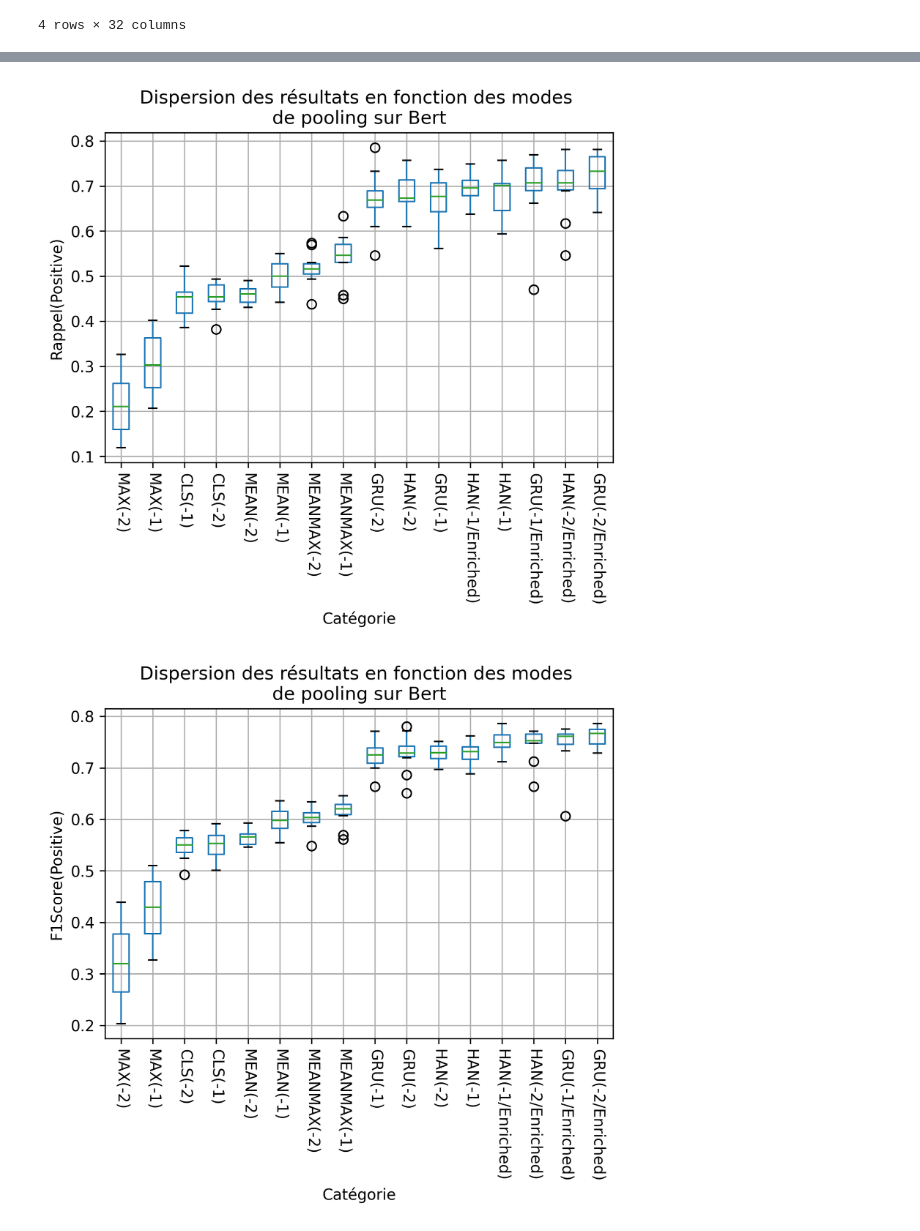
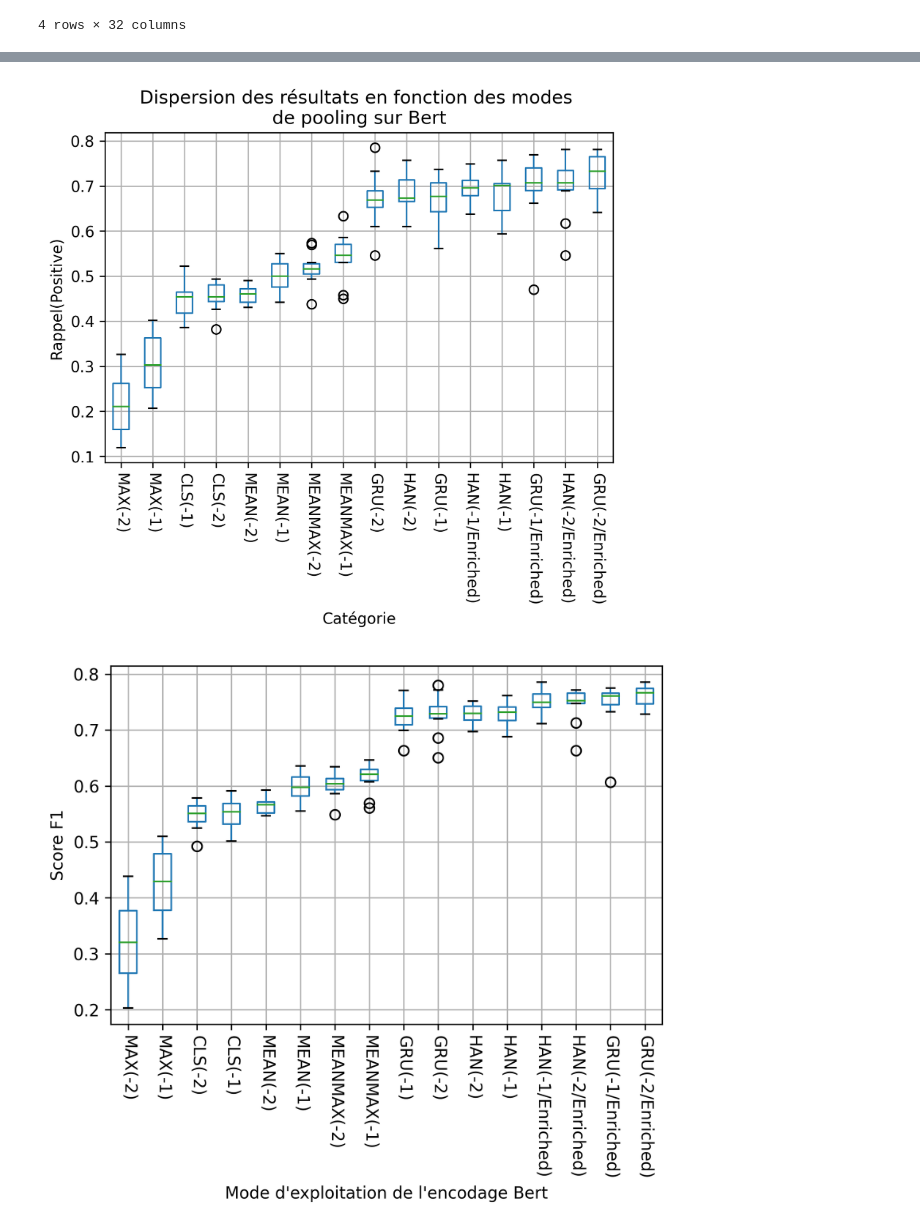
Before and after one commit to lascivaroma/seligator, a Jupyter notebook: 07a - Evaluate results or Bert as a single Input.ipynb, the cells around one changed output, grey strips where cells are left out. Cells and saved outputs as stored; diff of their text form; code cells hidden in the pictures.

Commit message:
Cleaning and more graphs

```diff
--- a/06 - Read Bert Experiment Results.ipynb
+++ b/07a - Evaluate results or Bert as a single Input.ipynb
@@ -70,7 +70,7 @@ df[["bert_layer", "bert_mode", "bert_trainable", "linear_enriched", "fscore-posi
 
 import matplotlib.pyplot as plt
 
-def boxplot_sorted(df, by, column, rot=0, ax=None):
+def boxplot_sorted(df, by, column, rot=0, ax=None, draw=True):
     # use dict comprehension to create new dataframe from the iterable groupby object
     # each group name becomes a column in the new dataframe
     df2 = pd.DataFrame({col:vals[column] for col, vals in df.groupby(by)})
@@ -78,38 +78,41 @@ def boxplot_sorted(df, by, column, rot=0, ax=None):
     meds = df2.median().sort_values()
     # use the columns in the dataframe, ordered sorted by median value
     # return axes so changes can be made outside the function
-    return df2[meds.index].boxplot(rot=rot, return_type="axes", ax=axes)
+    if draw:
+        return df2[meds.index].boxplot(rot=rot, return_type="axes", ax=axes)
+    else:
+        return df2[meds.index]
 
 fig = plt.figure(dpi=300)
 axes = fig.gca()
 axes = boxplot_sorted(df=df[df["bert_trainable"] != "True"], by="label", column="precision-positive", ax=axes)
 plt.xlabel('Catégorie')
 plt.ylabel('Précision(Positive)')
 plt.title('Dispersion des résultats en fonction des modes \nde pooling sur Bert')
 plt.suptitle('')
 plt.xticks(rotation=-90)
 plt.show()
 
 fig = plt.figure(dpi=300)
 axes = fig.gca()
 axes = boxplot_sorted(df=df[df["bert_trainable"] != "True"], by="label", column="recall-positive", ax=axes)
 plt.xlabel('Catégorie')
 plt.ylabel('Rappel(Positive)')
 plt.title('Dispersion des résultats en fonction des modes \nde pooling sur Bert')
 plt.suptitle('')
 plt.xticks(rotation=-90)
 plt.show()
 
 fig = plt.figure(dpi=300)
 axes = fig.gca()
 axes = boxplot_sorted(df=df[df["bert_trainable"] != "True"], by="label", column="fscore-positive", ax=axes)
-plt.xlabel('Catégorie')
-plt.ylabel('F1Score(Positive)')
-plt.title('Dispersion des résultats en fonction des modes \nde pooling sur Bert')
+plt.xlabel('Mode d\'exploitation de l\'encodage Bert')
+plt.ylabel('Score F1')
+#plt.title('Dispersion des résultats en fonction des modes \nde pooling sur Bert')
 plt.suptitle('')
 plt.xticks(rotation=-90)
 plt.show()
 # %% [output]
 [figure]
 [figure]
-[figure, old version]
+[figure, new version]
```
Also changed, not shown: parts of 2 cells of this notebook, 15 other files.
